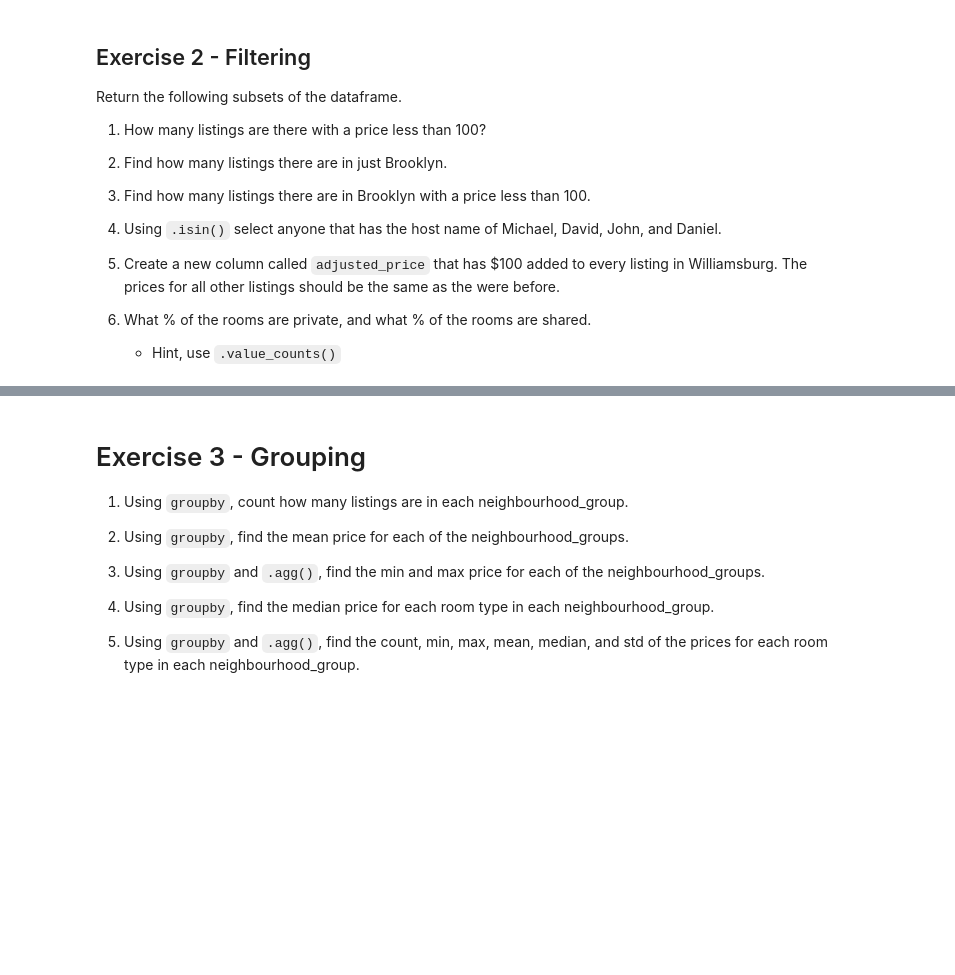
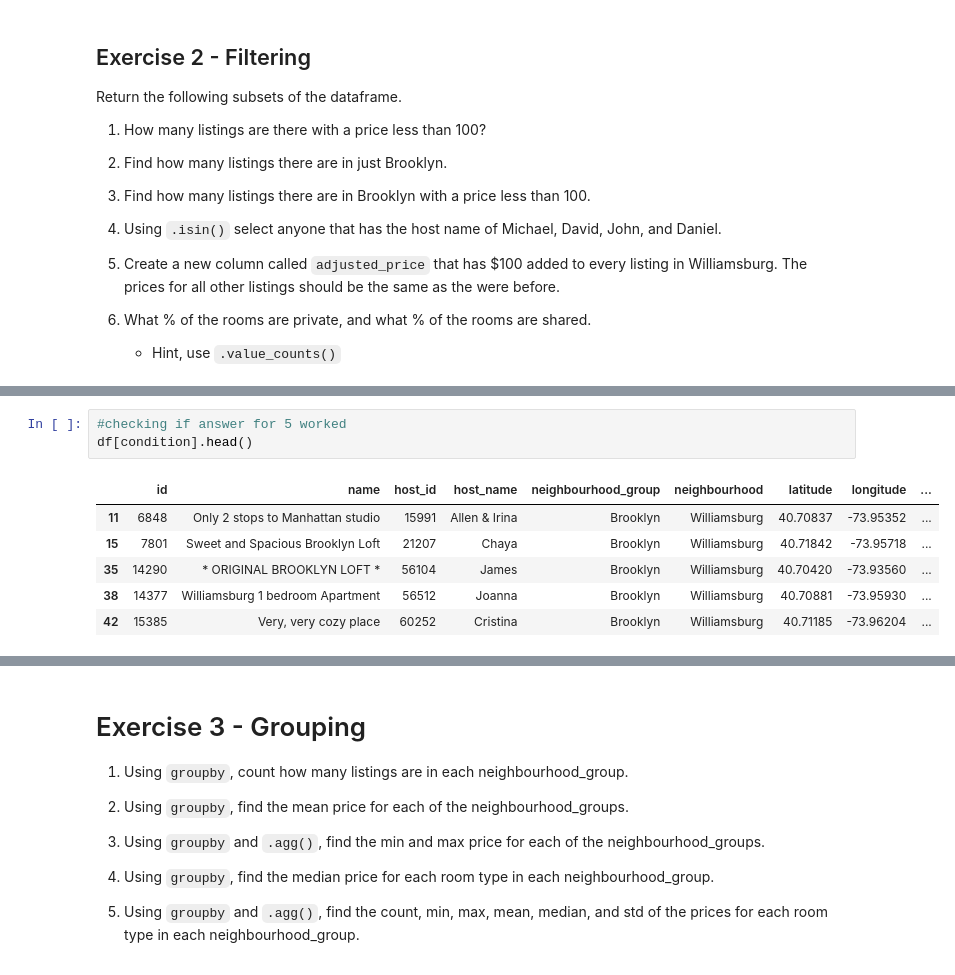
Before and after one commit to anova-sarkar/my-fork-2024-fall-data-science, a Jupyter notebook: Week-01-Pandas/Exercise-AS.ipynb, the cells around one changed output, grey strips where cells are left out. Saved outputs shown, nothing was run; the diff lists cells and outputs as text; blank space fills up the shorter version.

```diff
--- a/Week-01-Pandas/Exercise-AS.ipynb
+++ b/Week-01-Pandas/Exercise-AS.ipynb
@@ -75,2 +108,12 @@ len(df_bk)
+# %%
+#checking if answer for 5 worked
+df[condition].head()
+# %% [output]
+|  | id | name | host_id | host_name | neighbourhood_group | neighbourhood | latitude | longitude | ... |
+| 11 | 6848 | Only 2 stops to Manhattan studio | 15991 | Allen & Irina | Brooklyn | Williamsburg | 40.70837 | -73.95352 | ... |
+| 15 | 7801 | Sweet and Spacious Brooklyn Loft | 21207 | Chaya | Brooklyn | Williamsburg | 40.71842 | -73.95718 | ... |
+| 35 | 14290 | * ORIGINAL BROOKLYN LOFT * | 56104 | James | Brooklyn | Williamsburg | 40.70420 | -73.93560 | ... |
+| 38 | 14377 | Williamsburg 1 bedroom Apartment | 56512 | Joanna | Brooklyn | Williamsburg | 40.70881 | -73.95930 | ... |
+| 42 | 15385 | Very, very cozy place | 60252 | Cristina | Brooklyn | Williamsburg | 40.71185 | -73.96204 | ... |
 # %%
 # 6. What % of the rooms are private, and what % of the rooms are shared.
```
Also changed, not shown: parts of 17 cells of this notebook.
